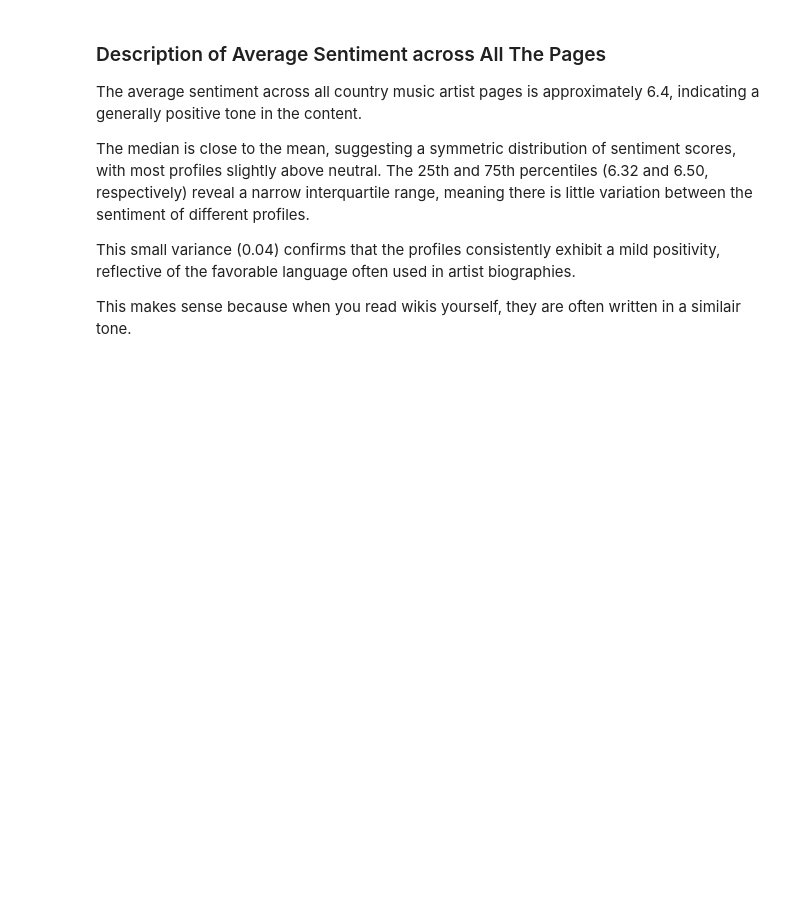
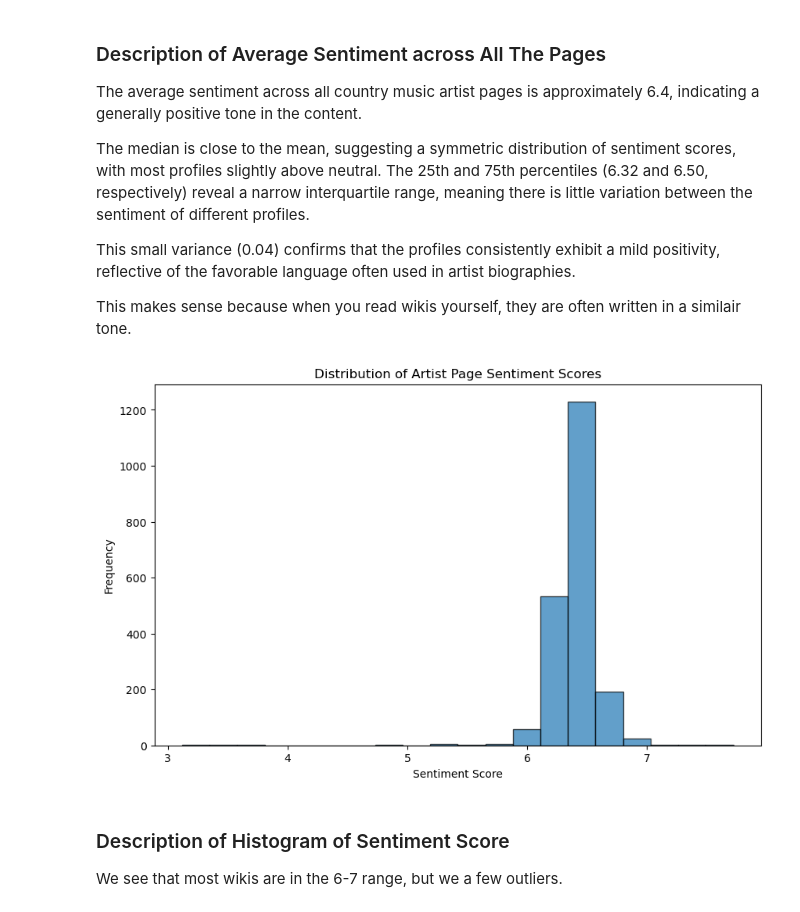
Before and after one commit to ThomasSchiolerH/Social-Graphs-And-Interactions, a Jupyter notebook: Assignment 2/assignment2.ipynb, the cells around one changed output. Cells and saved outputs as stored; diff of their text form; code cells hidden in the pictures; blank space fills up the shorter version.

```diff
--- a/Assignment 2/assignment2.ipynb
+++ b/Assignment 2/assignment2.ipynb
@@ -189,3 +189,81 @@ The median is close to the mean, suggesting a symmetric distribution of sentimen
 This small variance (0.04) confirms that the profiles consistently exhibit a mild positivity, reflective of the favorable language often used in artist biographies.
 
 This makes sense because when you read wikis yourself, they are often written in a similair tone.
+# %%
+import os
+import re
+import networkx as nx
+import matplotlib.pyplot as plt
+import pandas as pd
+
+# Directory containing individual performer files
+directory_path = 'country_music_performers'
+
+# Load LabMT word list for sentiment analysis
+def load_labmt_wordlist(file_path):
+    column_names = ['word', 'happiness_rank', 'happiness_average', 'happiness_standard_deviation',
+                    'twitter_rank', 'google_rank', 'nyt_rank', 'lyrics_rank']
+    labmt_data = pd.read_csv(file_path, sep='\t', skiprows=2, names=column_names)
+    labmt_data['happiness_average'] = pd.to_numeric(labmt_data['happiness_average'], errors='coerce')
+    labmt_data = labmt_data.dropna(subset=['happiness_average'])
+    happiness_dict = dict(zip(labmt_data['word'], labmt_data['happiness_average']))
+    return happiness_dict
+
+# Function to calculate sentiment score using LabMT word list
+def calculate_sentiment(tokens, happiness_dict, neutral_threshold=5.0):
+    scores = []
+    for token in tokens:
+        score = happiness_dict.get(token)
+        if score and abs(score - neutral_threshold) > 1.0:
+            scores.append(score)
+    return sum(scores) / len(scores) if scores else None
+
+# Function to tokenize text content
+def tokenize_text(text):
+    return re.findall(r'\b\w+\b', text.lower())
+
+# Initialize the graph and load the LabMT word list
+G = nx.DiGraph()
+happiness_dict = load_labmt_wordlist("labMIT-1.0.txt")
+
+# Load text content, calculate word count and sentiment, and add nodes and edges
+for performer_file in os.listdir(directory_path):
+    if performer_file.endswith(".txt"):
+        performer_name = os.path.splitext(performer_file)[0]
+        file_path = os.path.join(directory_path, performer_file)
+
+        # Read page content
+        with open(file_path, 'r', encoding='utf-8') as file:
+            wikitext = file.read()
+
+        # Tokenize text and calculate sentiment score
+        tokens = tokenize_text(wikitext)
+        sentiment_score = calculate_sentiment(tokens, happiness_dict)
+
+        # Add node with sentiment attribute
+        G.add_node(performer_name, content_length=len(tokens), sentiment=sentiment_score)
+
+        # Extract and add edges based on links in text
+        links = re.findall(r'\[\[(.*?)\]\]', wikitext)
+        for link in links:
+            linked_performer = link.split('|')[0]
+            linked_performer = linked_performer.replace(" ", "_").replace("-", "_")
+            if linked_performer in G.nodes:
+                G.add_edge(performer_name, linked_performer)
+
+# Extract sentiment scores for histogram, excluding None values
+sentiment_scores = [G.nodes[performer].get('sentiment') for performer in G.nodes if G.nodes[performer].get('sentiment') is not None]
+
+# Plot histogram of sentiment scores
+plt.figure(figsize=(10, 6))
+plt.hist(sentiment_scores, bins=20, edgecolor='black', alpha=0.7)
+plt.xlabel("Sentiment Score")
+plt.ylabel("Frequency")
+plt.title("Distribution of Artist Page Sentiment Scores")
+plt.show()
+# %% [output]
+[figure, added]
+# %% [markdown]
+### Description of Histogram of Sentiment Score
+
+We see that most wikis are in the 6-7 range, but we a few outliers.
```
Also changed, not shown: parts of 5 cells of this notebook.
